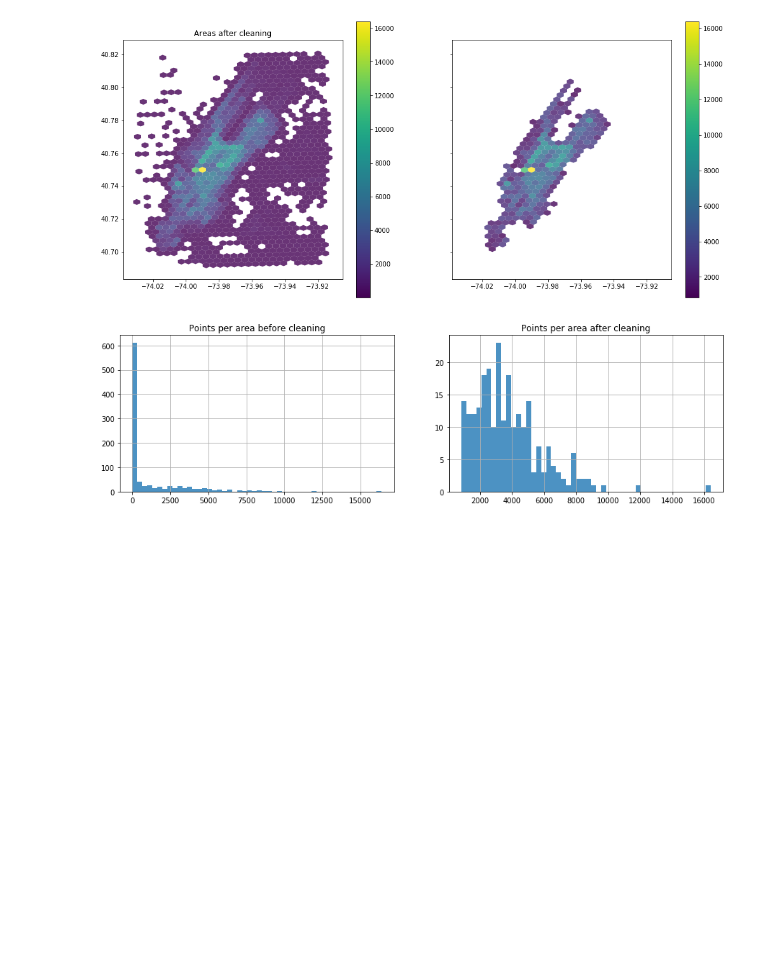
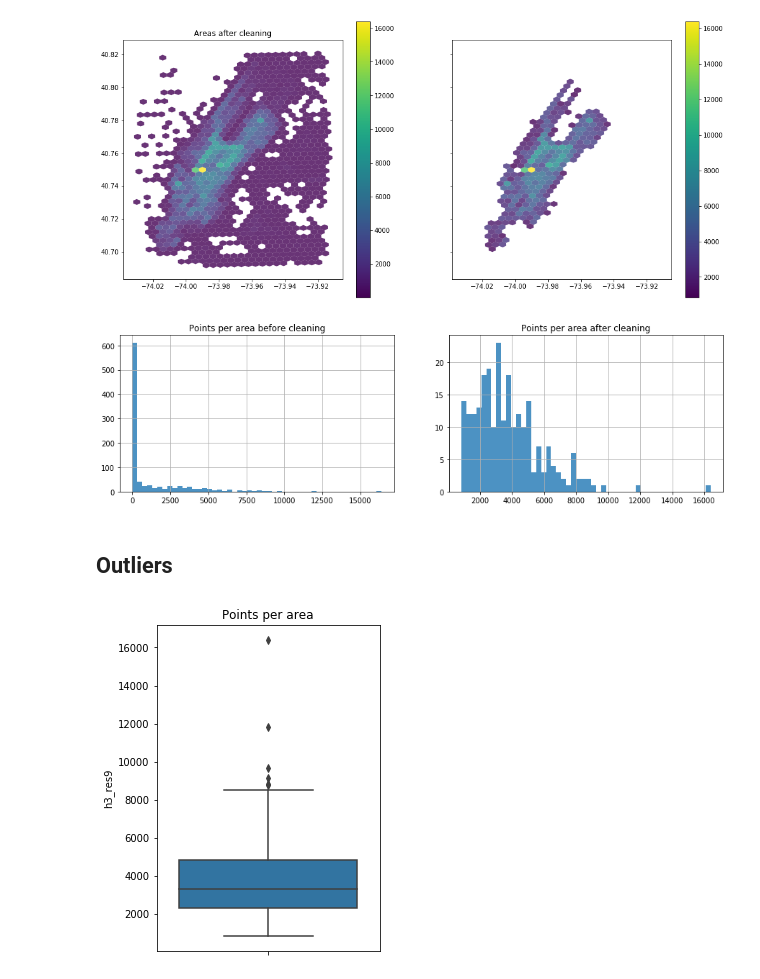
Before and after one commit to sash-ko/ai-transportation, a Jupyter notebook: demand-prediction/2-discrete-areas.ipynb, the cells around one changed output. Cells and saved outputs as stored; diff of their text form; code cells hidden in the pictures; blank space fills up the shorter version.

Commit message:
Detect areas with abnormaly high demand

```diff
--- a/demand-prediction/2-discrete-areas.ipynb
+++ b/demand-prediction/2-discrete-areas.ipynb
@@ -193,13 +203,14 @@ daily_total = data.groupby(['h3_res9', data.datetime.dt.date]).h3_res9.count()
 daily_total = daily_total.to_frame('total').reset_index()
 
 # calculate aggregations
-daily_agg = daily_total.groupby('h3_res9').agg({'total': ['sum', 'mean', 'count']})
+daily_agg = daily_total.groupby('h3_res9').agg(
+    {'total': ['sum', 'mean', 'count']})
 
 # plot the number of unique days with at least one record
-daily_agg.total['count'].hist(bins=50);
+daily_agg.total['count'].hist(bins=50)
 
-plt.title('The number of unique days with at least one record');
-plt.xlabel('Days');
+plt.title('The number of unique days with at least one record')
+plt.xlabel('Days')
 # %% [output]
 [figure]
 # %%
@@ -247,3 +267,12 @@ plt.title('Points per area after cleaning')
 data_clean.h3_res9.value_counts().hist(bins=50, alpha=0.8);
 # %% [output]
 [figure]
+# %% [markdown]
+## Outliers
+# %%
+plt.figure(figsize=(4, 6))
+sns.boxplot(data_clean.h3_res9.value_counts(), orient='v');
+
+plt.title('Points per area');
+# %% [output]
+[figure, added]
```
Also changed, not shown: parts of 16 cells of this notebook.
